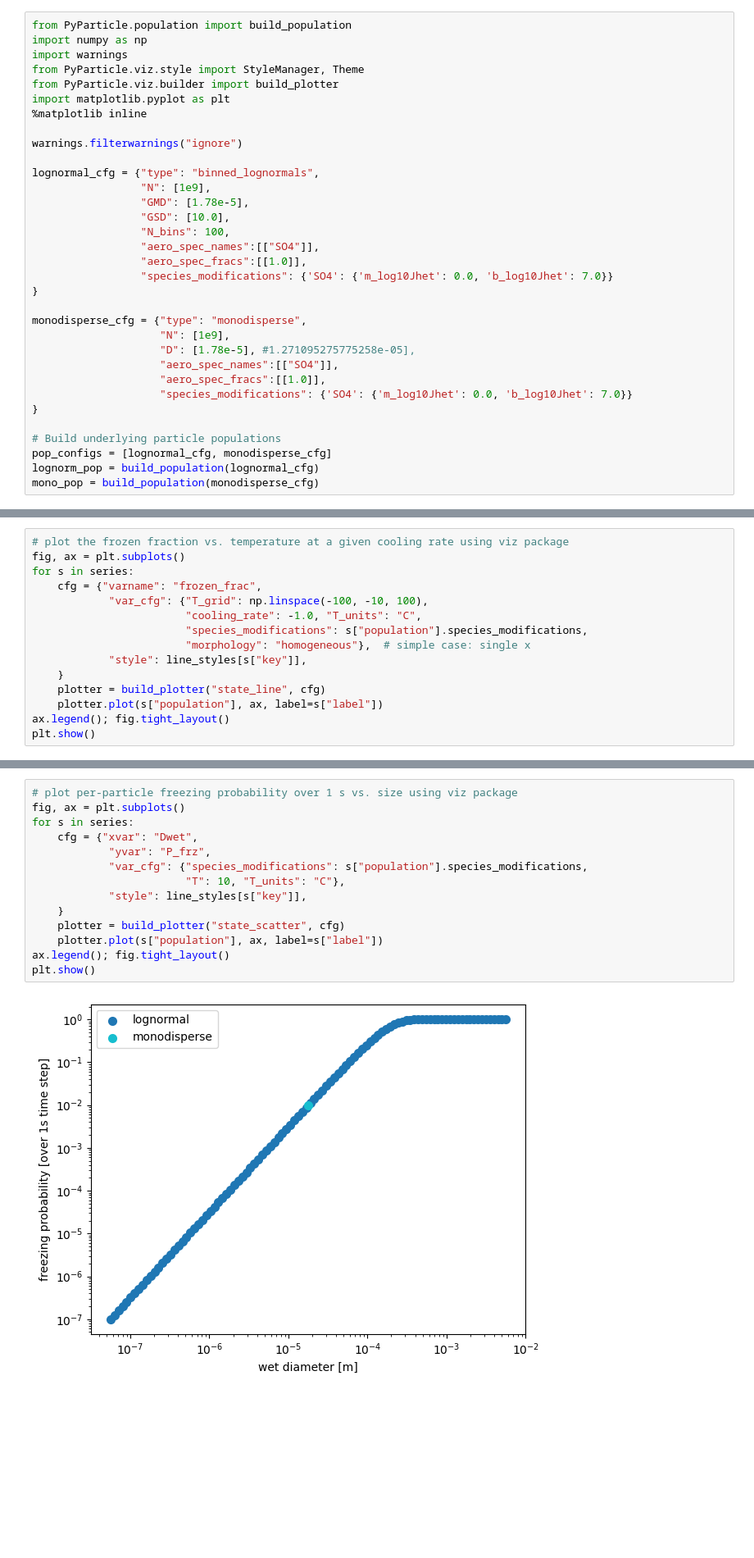
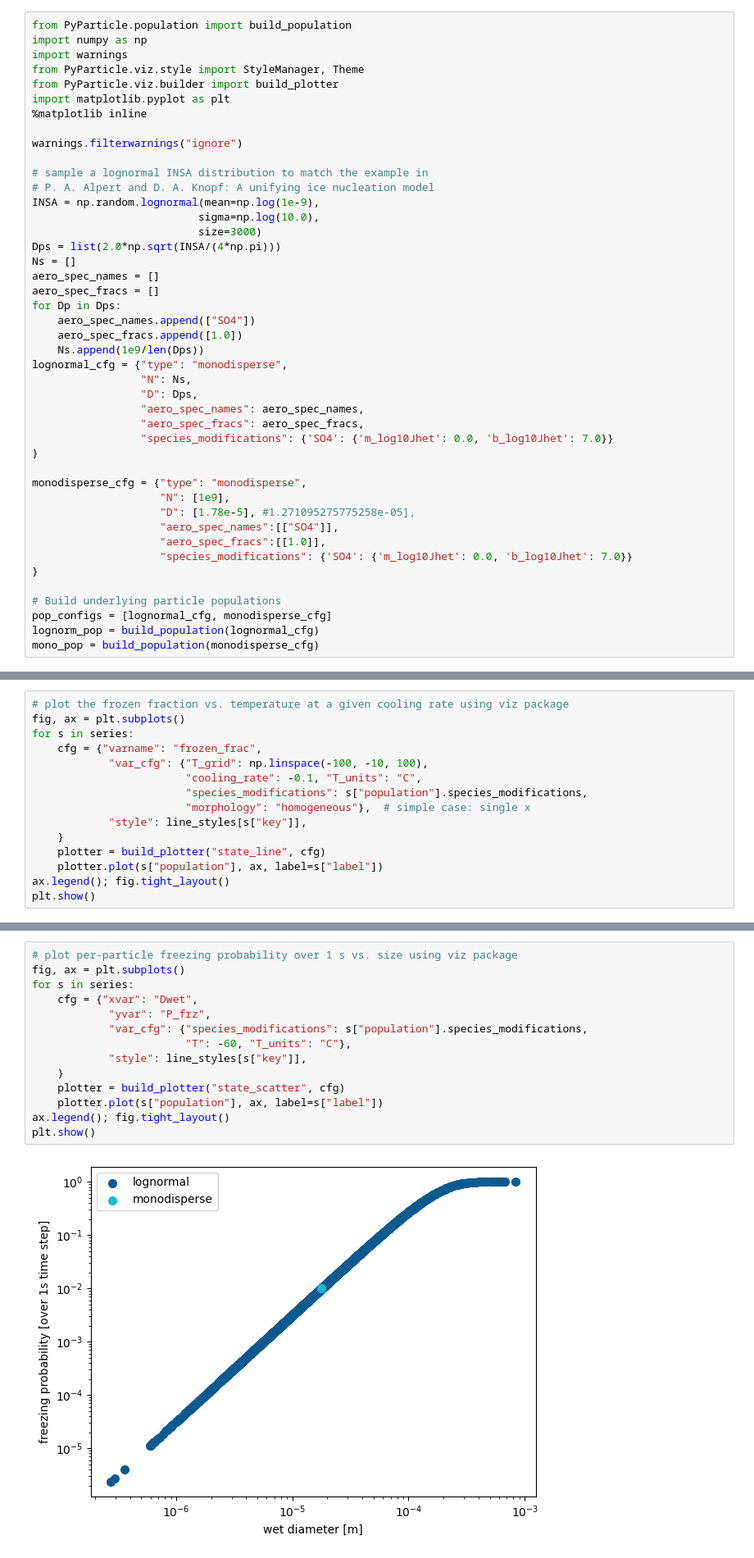
Before and after one commit to pnnl/pyparticle, a Jupyter notebook: examples/04_inp_monodisperse_vs_lognormal.ipynb, the cells around one changed output, grey strips where cells are left out. Shown at 82% size. Saved outputs shown, nothing was run; the diff lists cells and outputs as text; blank space fills up the shorter version.

```diff
--- a/examples/04_inp_monodisperse_vs_lognormal.ipynb
+++ b/examples/04_inp_monodisperse_vs_lognormal.ipynb
@@ -9,13 +9,24 @@ import matplotlib.pyplot as plt
 
 warnings.filterwarnings("ignore")
 
-lognormal_cfg = {"type": "binned_lognormals",
-                 "N": [1e9],
-                 "GMD": [1.78e-5],
-                 "GSD": [10.0],
-                 "N_bins": 100,
-                 "aero_spec_names":[["SO4"]],
-                 "aero_spec_fracs":[[1.0]],
+# sample a lognormal INSA distribution to match the example in
+# P. A. Alpert and D. A. Knopf: A unifying ice nucleation model
+INSA = np.random.lognormal(mean=np.log(1e-9),
+                          sigma=np.log(10.0),
+                          size=3000)
+Dps = list(2.0*np.sqrt(INSA/(4*np.pi)))
+Ns = []
+aero_spec_names = []
+aero_spec_fracs = []
+for Dp in Dps:
+    aero_spec_names.append(["SO4"])
+    aero_spec_fracs.append([1.0])
+    Ns.append(1e9/len(Dps))
+lognormal_cfg = {"type": "monodisperse",
+                 "N": Ns,
+                 "D": Dps,
+                 "aero_spec_names": aero_spec_names,
+                 "aero_spec_fracs": aero_spec_fracs,
                  "species_modifications": {'SO4': {'m_log10Jhet': 0.0, 'b_log10Jhet': 7.0}}
 }
 
@@ -152,7 +164,7 @@ fig, ax = plt.subplots()
 for s in series:
     cfg = {"varname": "frozen_frac",
             "var_cfg": {"T_grid": np.linspace(-100, -10, 100),
-                        "cooling_rate": -1.0, "T_units": "C",
+                        "cooling_rate": -0.1, "T_units": "C",
                         "species_modifications": s["population"].species_modifications,
                         "morphology": "homogeneous"},  # simple case: single x
             "style": line_styles[s["key"]],
@@ -166,16 +178,16 @@ plt.show()
 # %%
 # plot per-particle freezing probability over 1 s vs. size using viz package
 fig, ax = plt.subplots()
 for s in series:
     cfg = {"xvar": "Dwet",
             "yvar": "P_frz",
             "var_cfg": {"species_modifications": s["population"].species_modifications,
-                        "T": 10, "T_units": "C"},
+                        "T": -60, "T_units": "C"},
             "style": line_styles[s["key"]],
     }
     plotter = build_plotter("state_scatter", cfg)
     plotter.plot(s["population"], ax, label=s["label"])
 ax.legend(); fig.tight_layout()
 plt.show()
 # %% [output]
-[figure, old version]
+[figure, new version]
```
Also changed, not shown: parts of 5 cells of this notebook, 1 other file.
